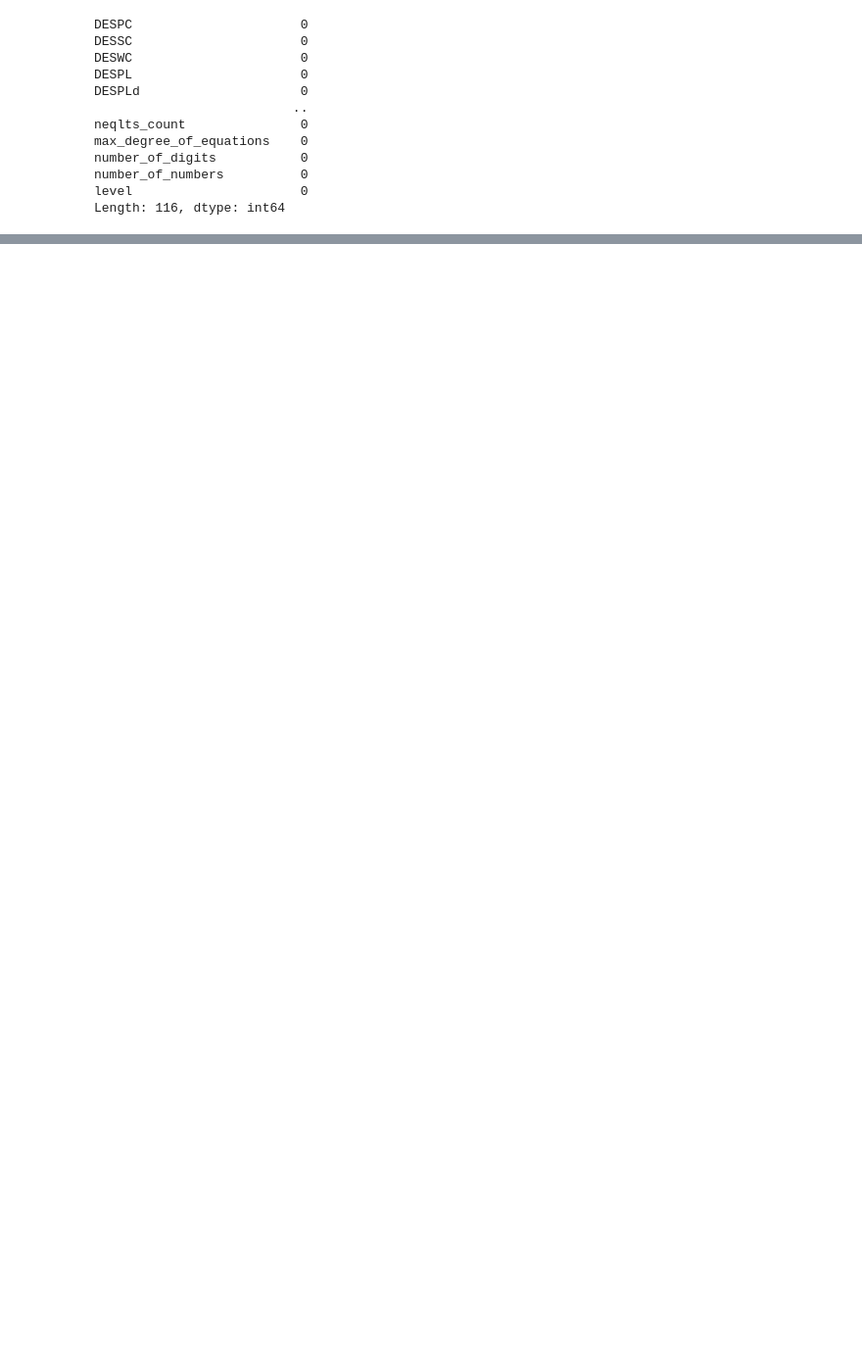
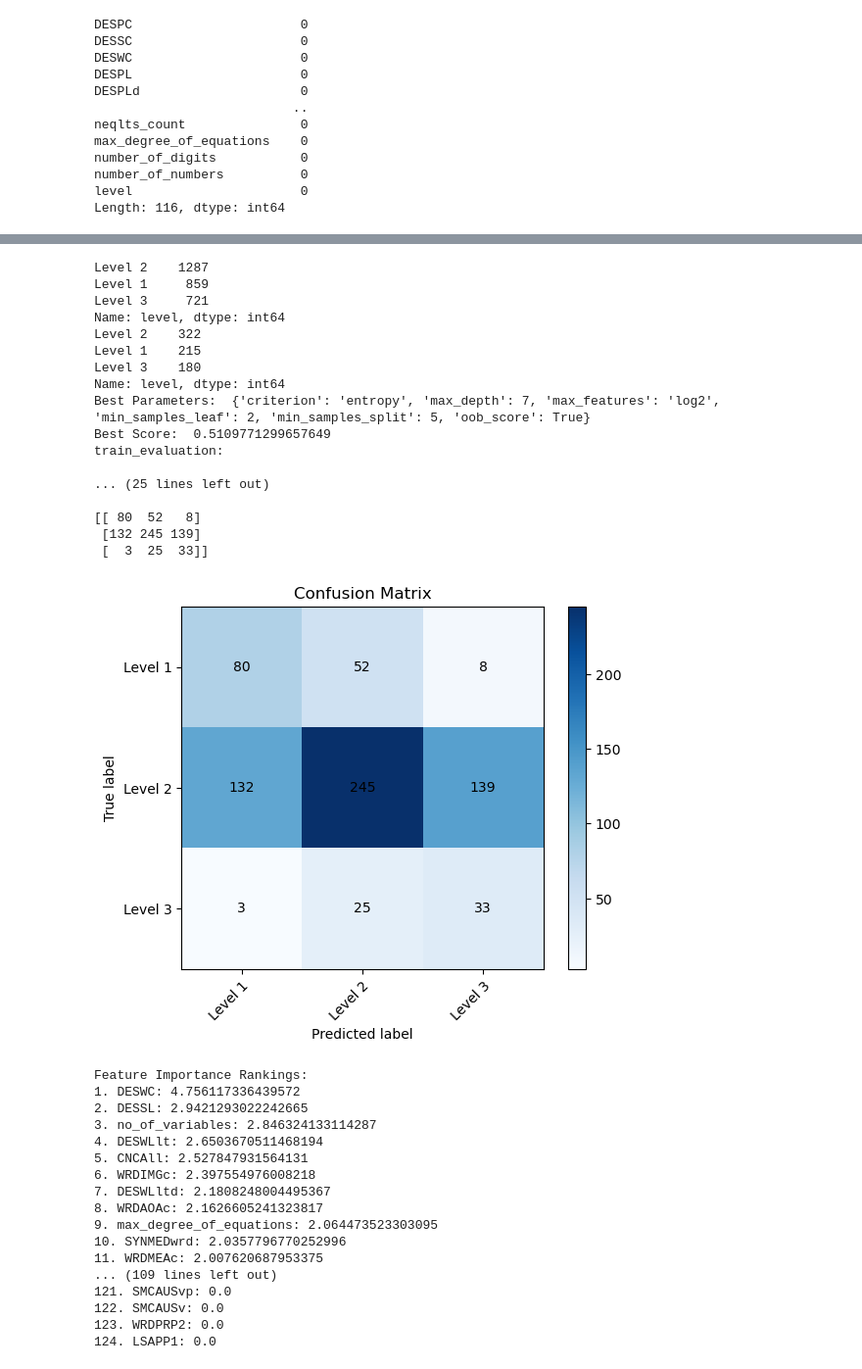
Before and after one commit to ysaidheeraj/NLP_math_research_project, a Jupyter notebook: Models/RF_Experiments_Jun_13.ipynb, the cells around one changed output, grey strips where cells are left out. Shown at 98% size. Cells and saved outputs as stored; diff of their text form; code cells hidden in the pictures; blank space fills up the shorter version.

```diff
--- a/Models/RF_Experiments_Jun_13.ipynb
+++ b/Models/RF_Experiments_Jun_13.ipynb
@@ -836,0 +891,38 @@ Feature Importance Rankings:
+# %%
+model(data6, use_smote_technique=0)
+# %% [output]
+Level 2    1287
+Level 1     859
+Level 3     721
+Name: level, dtype: int64
+Level 2    322
+Level 1    215
+Level 3    180
+Name: level, dtype: int64
+Best Parameters:  {'criterion': 'entropy', 'max_depth': 7, 'max_features': 'log2', 'min_samples_leaf': 2, 'min_samples_split': 5, 'oob_score': True}
+Best Score:  0.5109771299657649
+train_evaluation:
+
+... (25 lines left out)
+
+[[ 80  52   8]
+ [132 245 139]
+ [  3  25  33]]
+[figure, added]
+Feature Importance Rankings:
+1. DESWC: 4.756117336439572
+2. DESSL: 2.9421293022242665
+3. no_of_variables: 2.846324133114287
+4. DESWLlt: 2.6503670511468194
+5. CNCAll: 2.527847931564131
+6. WRDIMGc: 2.397554976008218
+7. DESWLltd: 2.1808248004495367
+8. WRDAOAc: 2.1626605241323817
+9. max_degree_of_equations: 2.064473523303095
+10. SYNMEDwrd: 2.0357796770252996
+11. WRDMEAc: 2.007620687953375
+... (109 lines left out)
+121. SMCAUSvp: 0.0
+122. SMCAUSv: 0.0
+123. WRDPRP2: 0.0
+124. LSAPP1: 0.0
```
Also changed, not shown: parts of 8 cells of this notebook.
